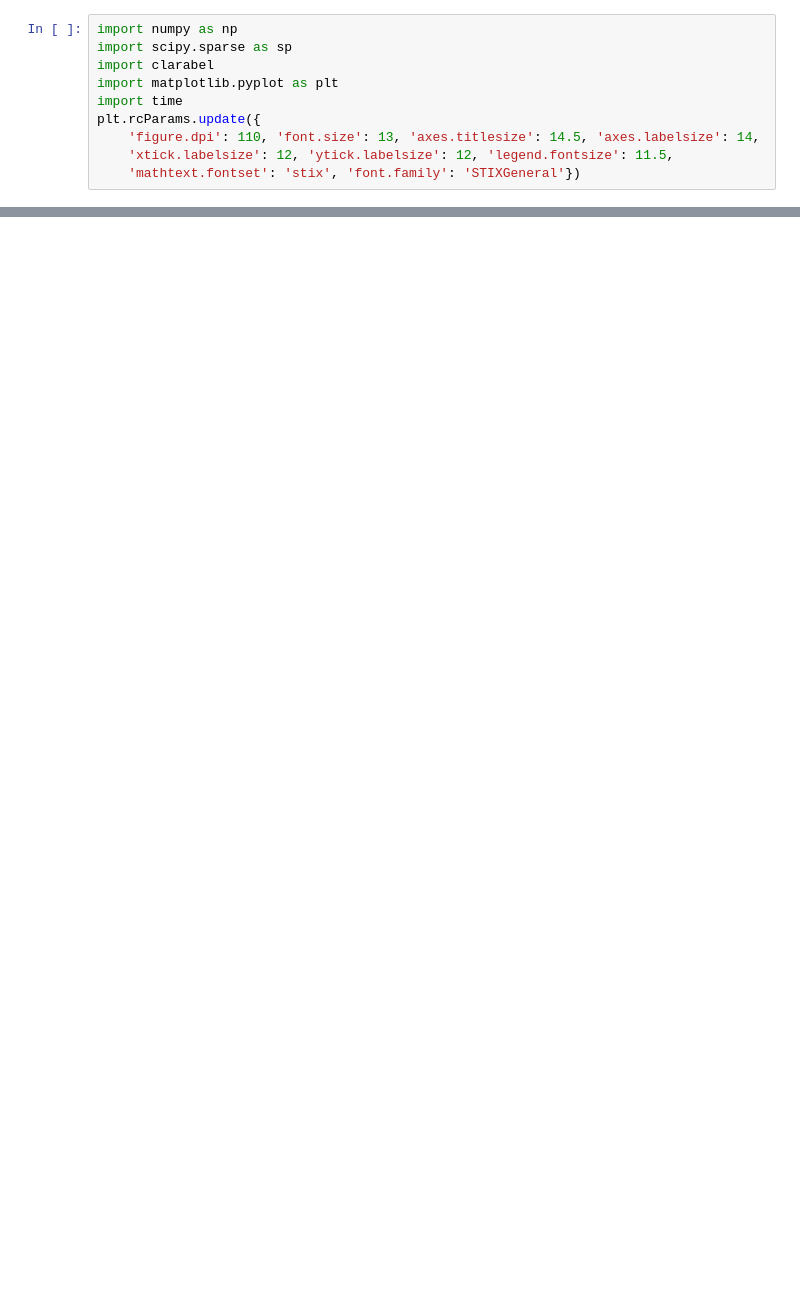
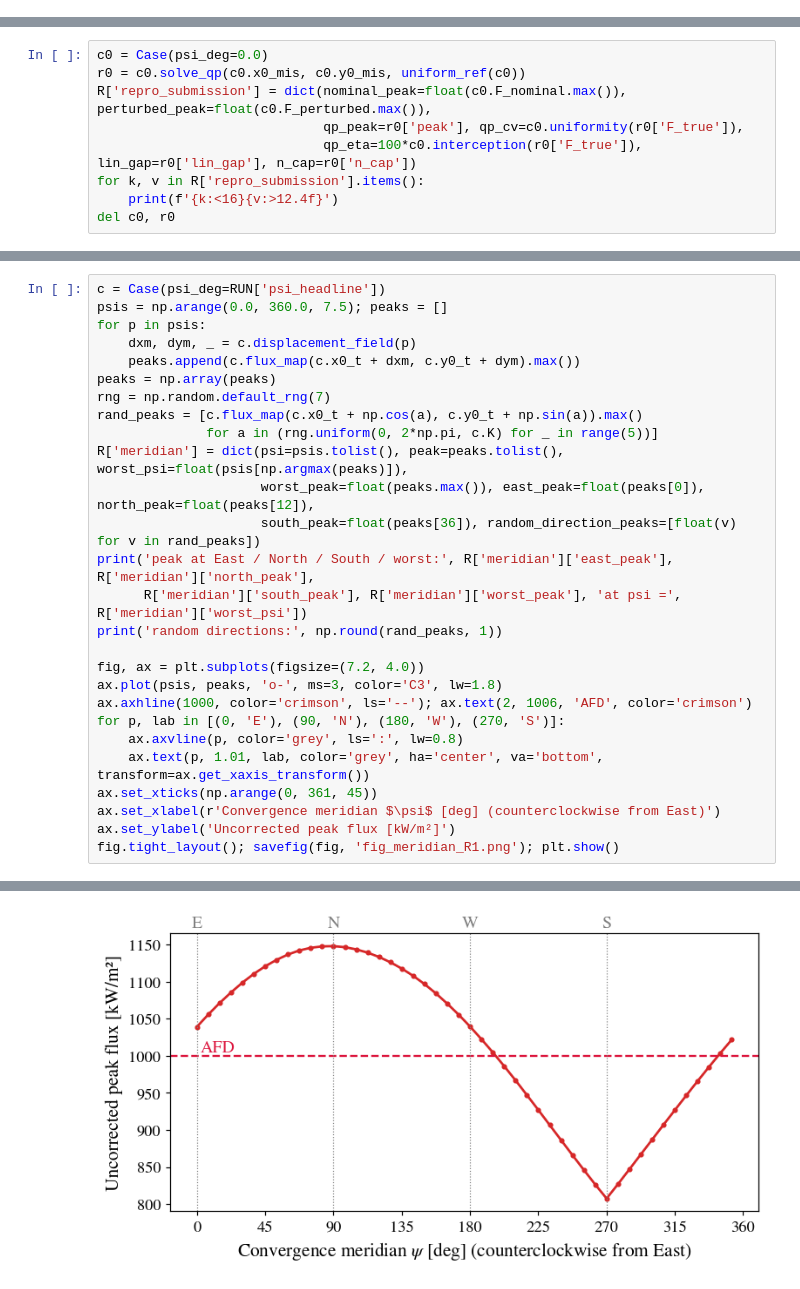
Before and after one commit to danialsj77/csp-convex-qp, a Jupyter notebook: solar_tower_qp.ipynb, the cells around one changed output, grey strips where cells are left out. Cells and saved outputs as stored; diff of their text form; blank space fills up the shorter version.

```diff
--- a/solar_tower_qp.ipynb
+++ b/solar_tower_qp.ipynb
@@ -102,10 +0,0 @@ Modeling assumptions and known limitations are collected in the final section.
-# %%
-import numpy as np
-import scipy.sparse as sp
-import clarabel
-import matplotlib.pyplot as plt
-import time
-plt.rcParams.update({
-    'figure.dpi': 110, 'font.size': 13, 'axes.titlesize': 14.5, 'axes.labelsize': 14,
-    'xtick.labelsize': 12, 'ytick.labelsize': 12, 'legend.fontsize': 11.5,
-    'mathtext.fontset': 'stix', 'font.family': 'STIXGeneral'})
@@ -1504,0 +717,9 @@ challenged; each is a `CONFIG` knob unless noted otherwise.
+# %%
+c0 = Case(psi_deg=0.0)
+r0 = c0.solve_qp(c0.x0_mis, c0.y0_mis, uniform_ref(c0))
+R['repro_submission'] = dict(nominal_peak=float(c0.F_nominal.max()), perturbed_peak=float(c0.F_perturbed.max()),
+                             qp_peak=r0['peak'], qp_cv=c0.uniformity(r0['F_true']),
+                             qp_eta=100*c0.interception(r0['F_true']), lin_gap=r0['lin_gap'], n_cap=r0['n_cap'])
+for k, v in R['repro_submission'].items():
+    print(f'{k:<16}{v:>12.4f}')
+del c0, r0
@@ -1504,0 +742,28 @@ challenged; each is a `CONFIG` knob unless noted otherwise.
+# %%
+c = Case(psi_deg=RUN['psi_headline'])
+psis = np.arange(0.0, 360.0, 7.5); peaks = []
+for p in psis:
+    dxm, dym, _ = c.displacement_field(p)
+    peaks.append(c.flux_map(c.x0_t + dxm, c.y0_t + dym).max())
+peaks = np.array(peaks)
+rng = np.random.default_rng(7)
+rand_peaks = [c.flux_map(c.x0_t + np.cos(a), c.y0_t + np.sin(a)).max()
+              for a in (rng.uniform(0, 2*np.pi, c.K) for _ in range(5))]
+R['meridian'] = dict(psi=psis.tolist(), peak=peaks.tolist(), worst_psi=float(psis[np.argmax(peaks)]),
+                     worst_peak=float(peaks.max()), east_peak=float(peaks[0]), north_peak=float(peaks[12]),
+                     south_peak=float(peaks[36]), random_direction_peaks=[float(v) for v in rand_peaks])
+print('peak at East / North / South / worst:', R['meridian']['east_peak'], R['meridian']['north_peak'],
+      R['meridian']['south_peak'], R['meridian']['worst_peak'], 'at psi =', R['meridian']['worst_psi'])
+print('random directions:', np.round(rand_peaks, 1))
+
+fig, ax = plt.subplots(figsize=(7.2, 4.0))
+ax.plot(psis, peaks, 'o-', ms=3, color='C3', lw=1.8)
+ax.axhline(1000, color='crimson', ls='--'); ax.text(2, 1006, 'AFD', color='crimson')
+for p, lab in [(0, 'E'), (90, 'N'), (180, 'W'), (270, 'S')]:
+    ax.axvline(p, color='grey', ls=':', lw=0.8)
+    ax.text(p, 1.01, lab, color='grey', ha='center', va='bottom', transform=ax.get_xaxis_transform())
+ax.set_xticks(np.arange(0, 361, 45))
+ax.set_xlabel(r'Convergence meridian $\psi$ [deg] (counterclockwise from East)')
+ax.set_ylabel('Uncorrected peak flux [kW/m²]')
+fig.tight_layout(); savefig(fig, 'fig_meridian_R1.png'); plt.show()
+# %% [output]
@@ -1504,0 +772 @@ challenged; each is a `CONFIG` knob unless noted otherwise.
+[figure, added]
```
Also changed, not shown: parts of 74 cells of this notebook, 24 other files.
